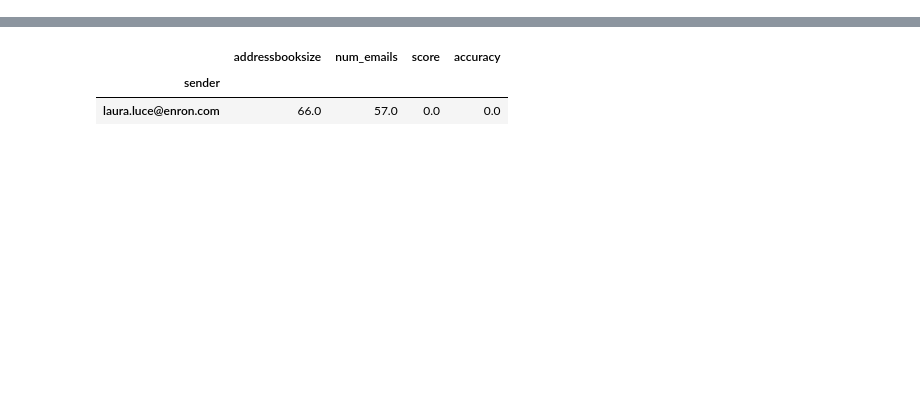
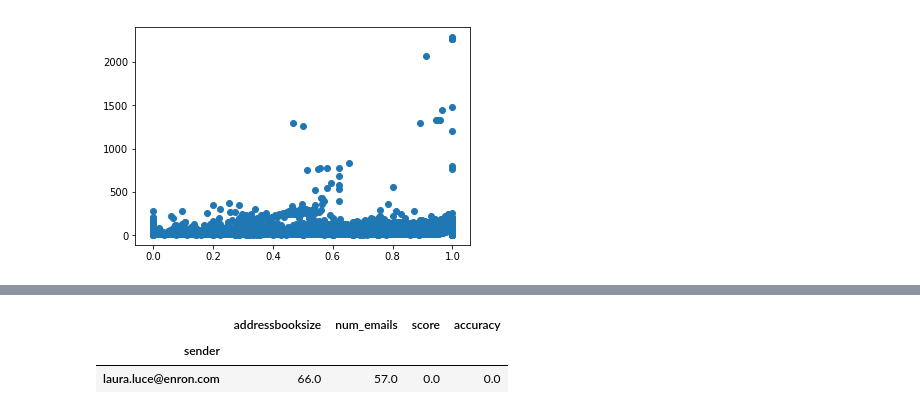
Before and after one commit to gurkpet/Enron-Email-Message-Recipient-Predicton, a Jupyter notebook: Unsupervised+Learning+Capstone.ipynb, the cells around one changed output, grey strips where cells are left out. Saved outputs shown, nothing was run; the diff lists cells and outputs as text; code cells hidden in the pictures; blank space fills up the shorter version.

```diff
--- a/Unsupervised+Learning+Capstone.ipynb
+++ b/Unsupervised+Learning+Capstone.ipynb
@@ -452,0 +475,5 @@ plt.show()
+# %%
+plt.scatter(pred_acc_sr_list['accuracy'], pred_acc_sr_list['test_e_cnt'])
+plt.show()
+# %% [output]
+[figure, added]
```
Also changed, not shown: parts of 11 cells of this notebook.
